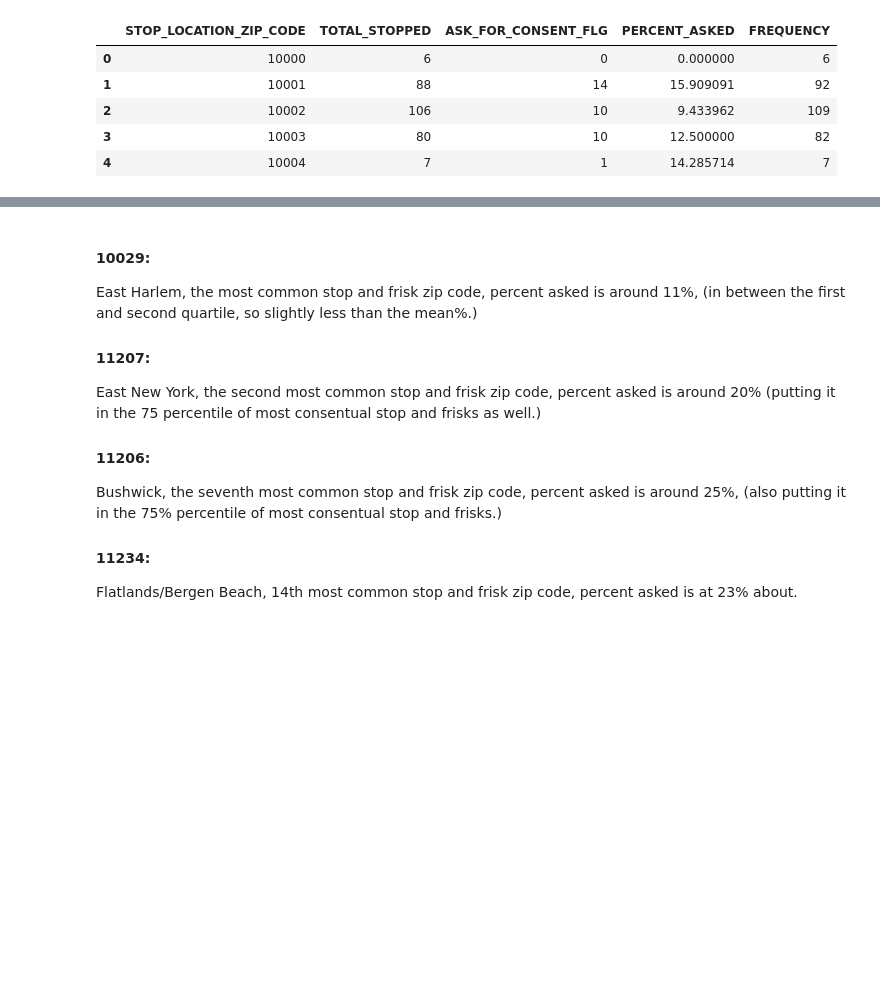
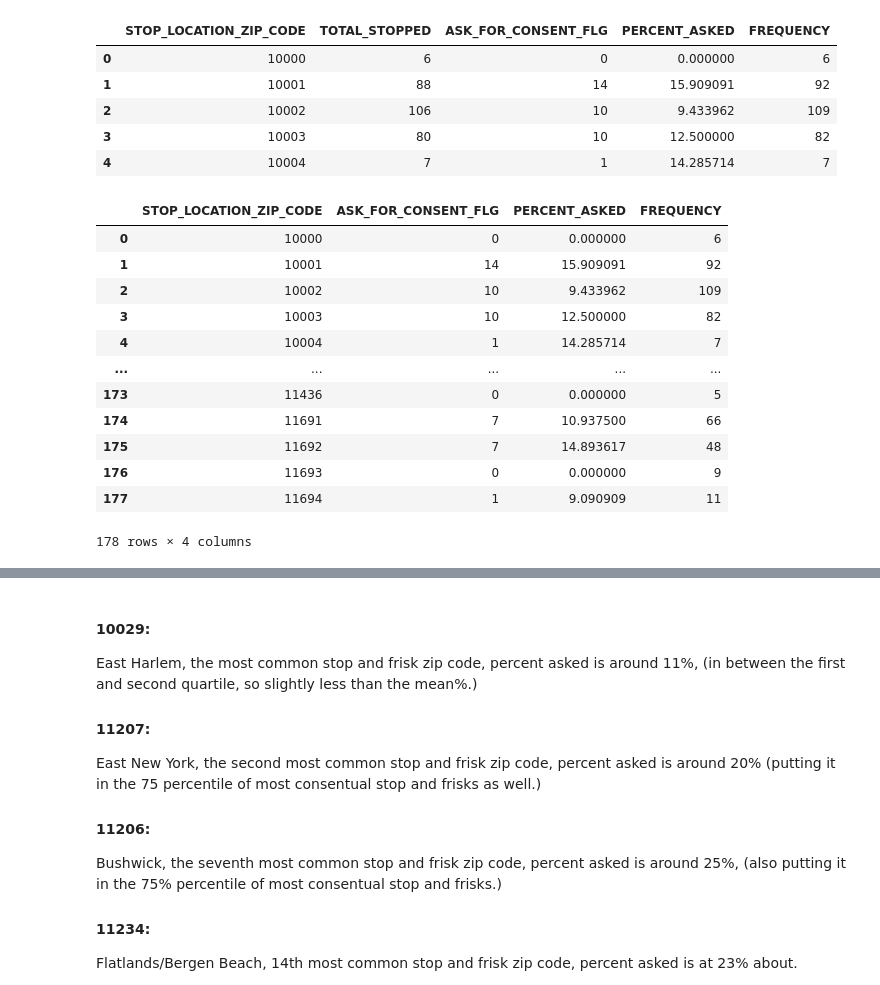
Before and after one commit to casanave/stop_and_frisk_2020, a Jupyter notebook: comparing_zipcode_frequency_to_consent_asked.ipynb, the cells around one changed output, grey strips where cells are left out. Cells and saved outputs as stored; diff of their text form; code cells hidden in the pictures; blank space fills up the shorter version.

Commit message:
dropped "total_stopped" from comparing_data for clarity

```diff
--- a/comparing_zipcode_frequency_to_consent_asked.ipynb
+++ b/comparing_zipcode_frequency_to_consent_asked.ipynb
@@ -37,6 +39,22 @@ comparing_data.head()
 | 2 | 10002 | 106 | 10 | 9.433962 | 109 |
 | 3 | 10003 | 80 | 10 | 12.500000 | 82 |
 | 4 | 10004 | 7 | 1 | 14.285714 | 7 |
+# %%
+comparing_data.drop(columns = 'TOTAL_STOPPED')
+# %% [output]
+|  | STOP_LOCATION_ZIP_CODE | ASK_FOR_CONSENT_FLG | PERCENT_ASKED | FREQUENCY |
+| 0 | 10000 | 0 | 0.000000 | 6 |
+| 1 | 10001 | 14 | 15.909091 | 92 |
+| 2 | 10002 | 10 | 9.433962 | 109 |
+| 3 | 10003 | 10 | 12.500000 | 82 |
+| 4 | 10004 | 1 | 14.285714 | 7 |
+| ... | ... | ... | ... | ... |
+| 173 | 11436 | 0 | 0.000000 | 5 |
+| 174 | 11691 | 7 | 10.937500 | 66 |
+| 175 | 11692 | 7 | 14.893617 | 48 |
+| 176 | 11693 | 0 | 0.000000 | 9 |
+| 177 | 11694 | 1 | 9.090909 | 11 |
+178 rows × 4 columns
 # %%
 comparing_data['PERCENT_FREQUENCY'] = (comparing_data['FREQUENCY']/9544) * 100
 # %%
```
Also changed, not shown: parts of 2 cells of this notebook, 5 other files.
